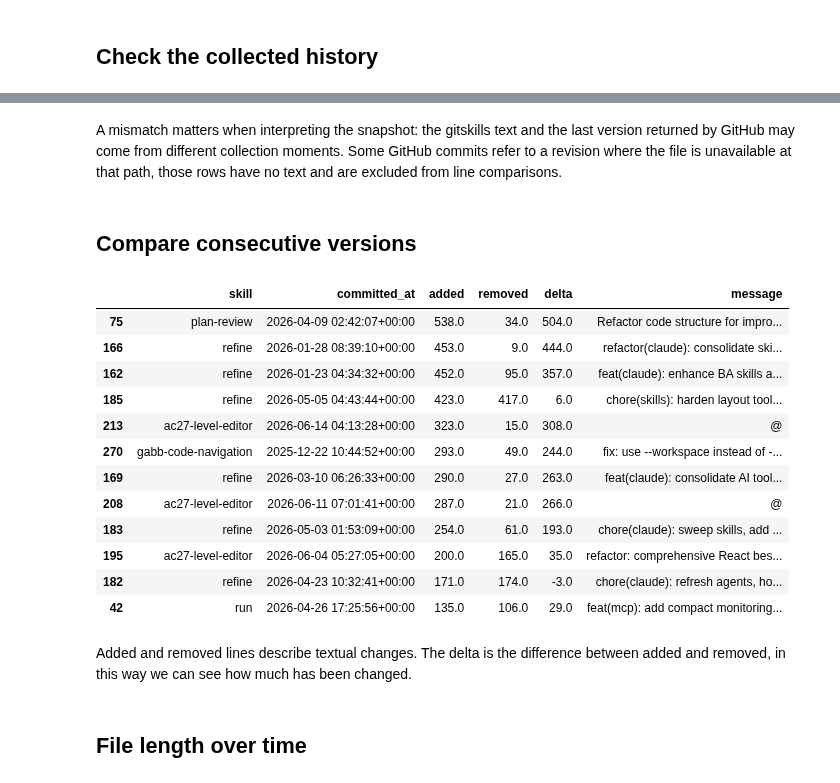
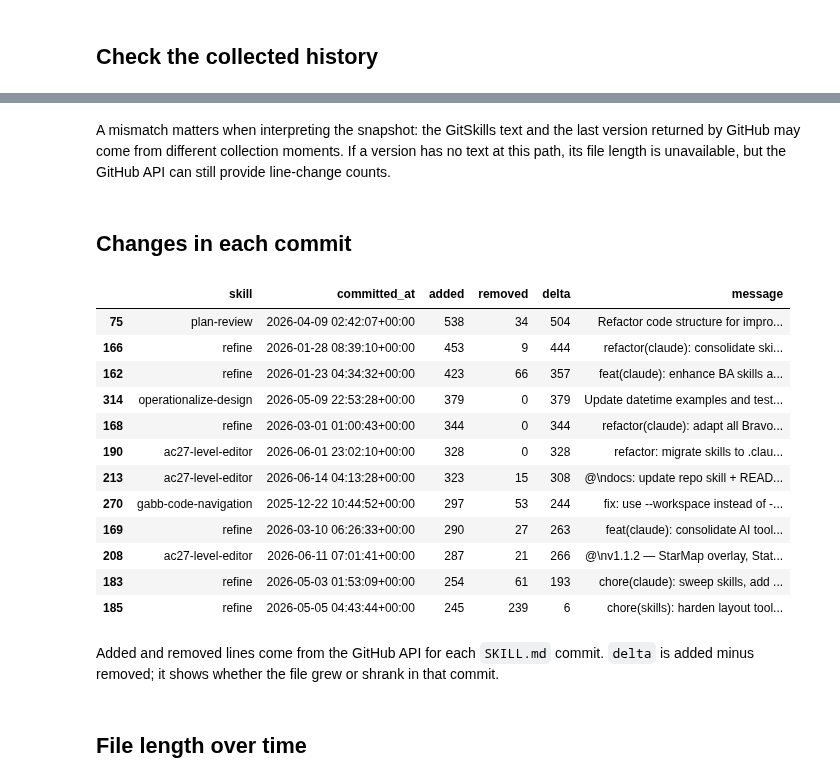
Before and after one commit to willmaraujo/vub-thesis, a Jupyter notebook: notebooks/02_skill_evolution_pilot.ipynb, the cells around one changed output, grey strips where cells are left out. Cells and saved outputs as stored; diff of their text form; code cells hidden in the pictures.

Commit message:
use github line counts in evolution notebook

```diff
--- a/notebooks/02_skill_evolution_pilot.ipynb
+++ b/notebooks/02_skill_evolution_pilot.ipynb
@@ -75,57 +74,37 @@ coverage[["name", "repo_full_name", "commit_count", "retrieved", "available_text
 | 8 | None | keturk/datrix | 25 | 25 | 25 | True | True |
 | 9 | codex-speak | hunknownz/codex-speak | 23 | 23 | 23 | True | True |
 # %% [markdown]
-A mismatch matters when interpreting the snapshot: the gitskills text and the last version returned by GitHub may come from different collection moments. Some GitHub commits refer to a revision where the file is unavailable at that path, those rows have no text and are excluded from line comparisons.
+A mismatch matters when interpreting the snapshot: the GitSkills text and the last version returned by GitHub may come from different collection moments. If a version has no text at this path, its file length is unavailable, but the GitHub API can still provide line-change counts.
 # %% [markdown]
-## Compare consecutive versions
+## Changes in each commit
 # %%
 changes = history.copy()
 changes["skill"] = changes["name"].fillna(changes["path"].str.split("/").str[-2])
-changes["previous"] = changes.groupby(["repo_full_name", "path"])["content"].shift()
-changes["lines"] = float("nan")
-changes["added"] = float("nan")
-changes["removed"] = float("nan")
+changes["lines"] = changes["content"].map(
+    lambda text: len(text.splitlines()) if isinstance(text, str) else None
+)
+changes["added"] = changes["additions"]
+changes["removed"] = changes["deletions"]
+changes["delta"] = changes["added"] - changes["removed"]
 
-for index, row in changes.iterrows():
-    before = row["previous"]
-    after = row["content"]
-
-    if pd.notna(after):
-        changes.at[index, "lines"] = len(after.splitlines())
-
-    if pd.notna(before) and pd.notna(after):
-        added_count = 0
-        removed_count = 0
-
-        for line in difflib.ndiff(before.splitlines(), after.splitlines()):
-            if line.startswith("+ "):
-                added_count += 1
-            elif line.startswith("- "):
-                removed_count += 1
-
-        changes.at[index, "added"] = added_count
-        changes.at[index, "removed"] = removed_count
-
-changes["delta"] = changes["added"] - changes["removed"]
-edits = changes.dropna(subset=["added"])
-edits = edits.sort_values("added", ascending=False)
+edits = changes.sort_values("added", ascending=False)
 edits[["skill", "committed_at", "added", "removed", "delta", "message"]].head(12)
 # %% [output]
 |  | skill | committed_at | added | removed | delta | message |
-| 75 | plan-review | 2026-04-09 02:42:07+00:00 | 538.0 | 34.0 | 504.0 | Refactor code structure for impro... |
-| 166 | refine | 2026-01-28 08:39:10+00:00 | 453.0 | 9.0 | 444.0 | refactor(claude): consolidate ski... |
-| 162 | refine | 2026-01-23 04:34:32+00:00 | 452.0 | 95.0 | 357.0 | feat(claude): enhance BA skills a... |
-| 185 | refine | 2026-05-05 04:43:44+00:00 | 423.0 | 417.0 | 6.0 | chore(skills): harden layout tool... |
-| 213 | ac27-level-editor | 2026-06-14 04:13:28+00:00 | 323.0 | 15.0 | 308.0 | @ |
-| 270 | gabb-code-navigation | 2025-12-22 10:44:52+00:00 | 293.0 | 49.0 | 244.0 | fix: use --workspace instead of -... |
-| 169 | refine | 2026-03-10 06:26:33+00:00 | 290.0 | 27.0 | 263.0 | feat(claude): consolidate AI tool... |
-| 208 | ac27-level-editor | 2026-06-11 07:01:41+00:00 | 287.0 | 21.0 | 266.0 | @ |
-| 183 | refine | 2026-05-03 01:53:09+00:00 | 254.0 | 61.0 | 193.0 | chore(claude): sweep skills, add ... |
-| 195 | ac27-level-editor | 2026-06-04 05:27:05+00:00 | 200.0 | 165.0 | 35.0 | refactor: comprehensive React bes... |
-| 182 | refine | 2026-04-23 10:32:41+00:00 | 171.0 | 174.0 | -3.0 | chore(claude): refresh agents, ho... |
-| 42 | run | 2026-04-26 17:25:56+00:00 | 135.0 | 106.0 | 29.0 | feat(mcp): add compact monitoring... |
+| 75 | plan-review | 2026-04-09 02:42:07+00:00 | 538 | 34 | 504 | Refactor code structure for impro... |
+| 166 | refine | 2026-01-28 08:39:10+00:00 | 453 | 9 | 444 | refactor(claude): consolidate ski... |
+| 162 | refine | 2026-01-23 04:34:32+00:00 | 423 | 66 | 357 | feat(claude): enhance BA skills a... |
+| 314 | operationalize-design | 2026-05-09 22:53:28+00:00 | 379 | 0 | 379 | Update datetime examples and test... |
+| 168 | refine | 2026-03-01 01:00:43+00:00 | 344 | 0 | 344 | refactor(claude): adapt all Bravo... |
+| 190 | ac27-level-editor | 2026-06-01 23:02:10+00:00 | 328 | 0 | 328 | refactor: migrate skills to .clau... |
+| 213 | ac27-level-editor | 2026-06-14 04:13:28+00:00 | 323 | 15 | 308 | @\ndocs: update repo skill + READ... |
+| 270 | gabb-code-navigation | 2025-12-22 10:44:52+00:00 | 297 | 53 | 244 | fix: use --workspace instead of -... |
+| 169 | refine | 2026-03-10 06:26:33+00:00 | 290 | 27 | 263 | feat(claude): consolidate AI tool... |
+| 208 | ac27-level-editor | 2026-06-11 07:01:41+00:00 | 287 | 21 | 266 | @\nv1.1.2 — StarMap overlay, Stat... |
+| 183 | refine | 2026-05-03 01:53:09+00:00 | 254 | 61 | 193 | chore(claude): sweep skills, add ... |
+| 185 | refine | 2026-05-05 04:43:44+00:00 | 245 | 239 | 6 | chore(skills): harden layout tool... |
 # %% [markdown]
-Added and removed lines describe textual changes. The delta is the difference between added and removed, in this way we can see how much has been changed.
+Added and removed lines come from the GitHub API for each `SKILL.md` commit. `delta` is added minus removed; it shows whether the file grew or shrank in that commit.
 # %% [markdown]
 ## File length over time
 # %%
```
Also changed, not shown: parts of 2 cells of this notebook.
